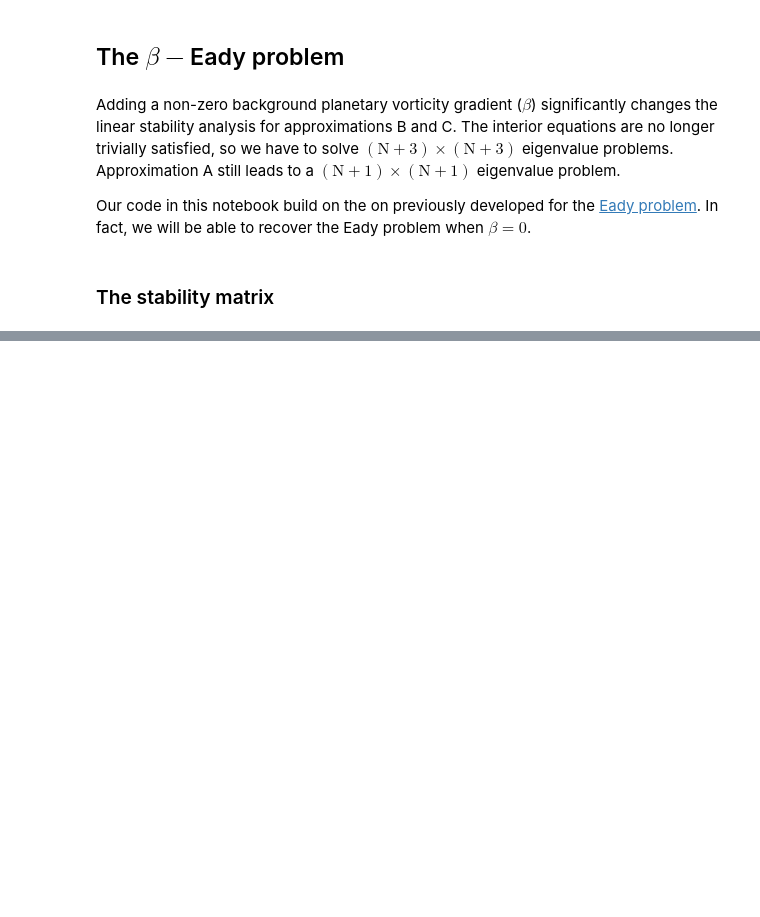
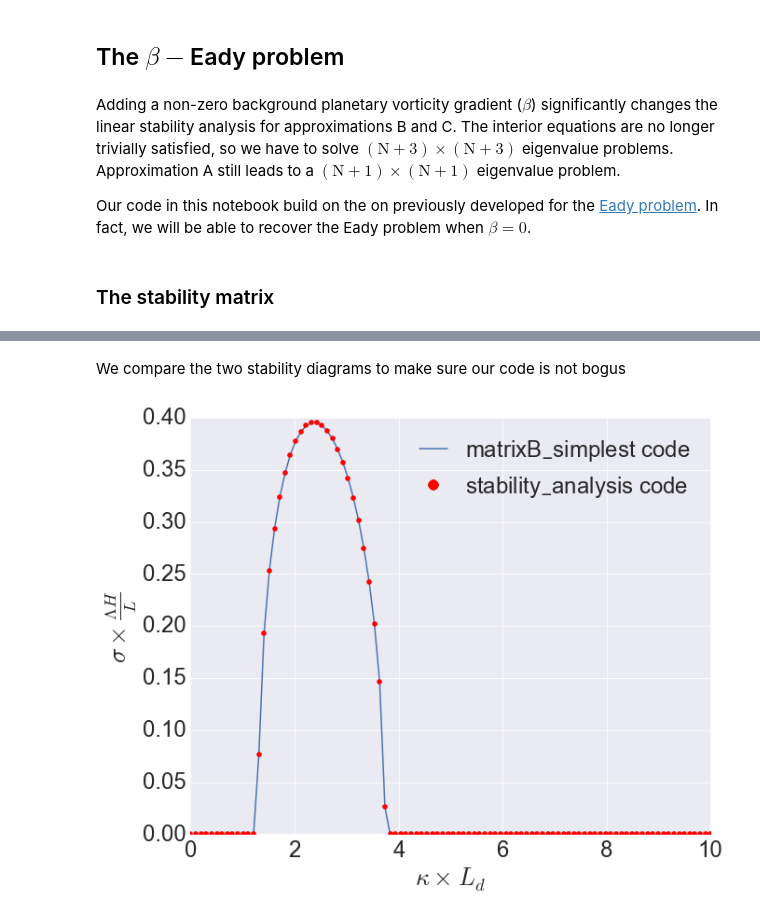
Before and after one commit to cesar-rocha/qg_vertical_modes, a Jupyter notebook: charney_problem/beta_eady_galerk.ipynb, the cells around one changed output, grey strips where cells are left out. Drawn from its saved outputs; the diff is of its cells as text; code cells hidden in the pictures; blank space fills up the shorter version.

```diff
--- a/charney_problem/beta_eady_galerk.ipynb
+++ b/charney_problem/beta_eady_galerk.ipynb
@@ -326,0 +456,29 @@ for i in range(Nmodes.size):
+# %%
+import matplotlib.pyplot as plt
+plt.rcParams.update({'font.size': 25, 'legend.handlelength'  : 1.25})
+import numpy as np
+import sys
+
+import seaborn as sns
+sns.set(style="darkgrid")
+sns.set_context("paper", font_scale=3., rc={"lines.linewidth": 1.5})
+sns.set_style("darkgrid",{'grid_color':.95})
+
+def labels(field='sig',fs=25):
+    plt.xlabel(r'$\kappa \times\, L_d$',fontsize=fs)
+    if field == 'sig':
+        plt.ylabel(r'$\sigma \times \, \frac{\Lambda H}{L}$',fontsize=fs)
+    elif field == 'ps':
+        plt.ylabel(r'$c_r / \Lambda H$',fontsize=fs)
+
+def plt_exact(field='sig'):
+    if field == 'sig':
+        plt.plot(lcharneyNum['kappa'],lcharneyNum['sig_num'],color="k",\
+                linewidth=4.,label='Finite Differences')
+    elif field == 'ps':
+        plt.plot(lcharneyNum['kappa'],lcharneyNum['c'].real,color="k",\
+                linewidth=4.,label='Finite Differences')
+
+def relative_error(exact,approx):
+    ''' compute relative error '''
+    return np.abs(exact-approx)/np.abs(exact)
@@ -326,0 +650,17 @@ for i in range(Nmodes.size):
+# %%
+kappa = np.linspace(0.001,10,100)
+c_simplest,e_simples,sig_simples = stability_simplest(kappa,beta=1.)
+c_galerkB0,sig_galerkB0 = stability_analysis(kappa,0,method='B',beta=1.,nu=0.,efunc=False)
+# %% [markdown]
+We compare the two stability diagrams to make sure our code is not bogus
+# %%
+plt.figure(figsize=(10,8))
+
+plt.plot(kappa,sig,label=r'matrixB$\_$simplest code')
+plt.plot(kappa,sig_galerkB0,'ro',label=r'stability$\_$analysis code')
+plt.xlabel(r'$\kappa \times\, L_d$')
+plt.ylabel(r'$\sigma \times \, \frac{\Lambda H}{L}$')
+plt.legend(loc=1, title = r'')
+plt.savefig('figs/comparisons_methodB_N_0')
+# %% [output]
+[figure, added]
```
Also changed, not shown: parts of 23 cells of this notebook, 1 other file.
